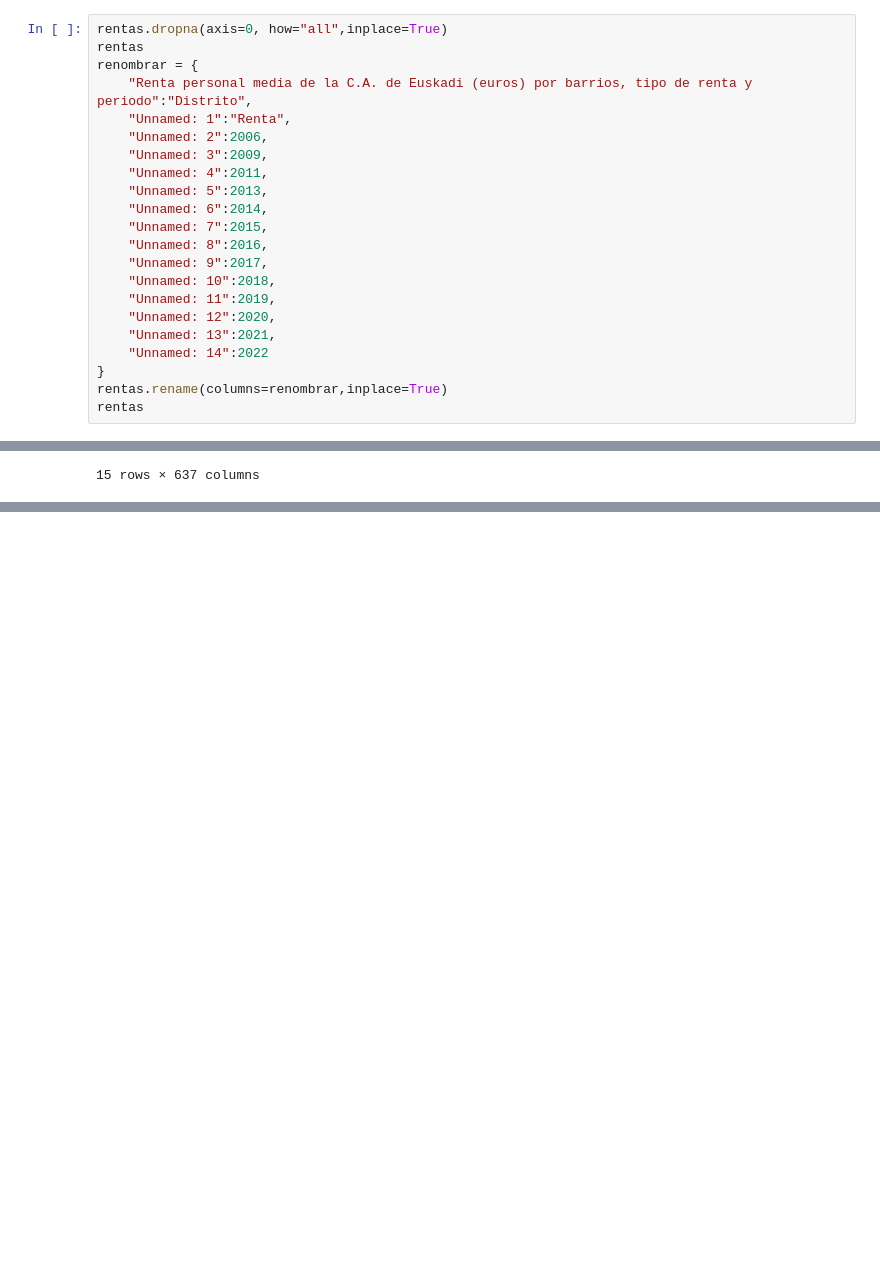
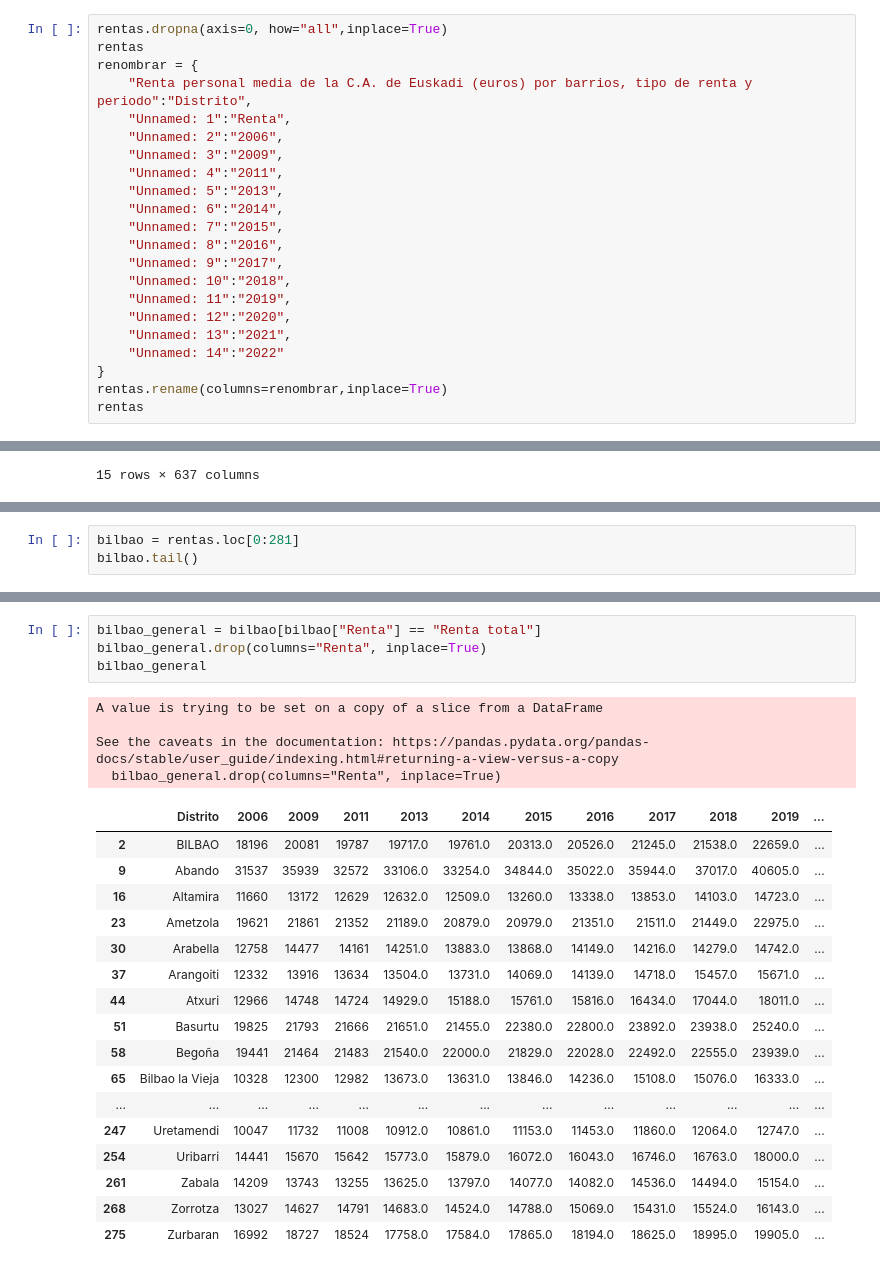
Before and after one commit to PacoFletcher/EDA, a Jupyter notebook: Rentas distritos Bilbao.ipynb, the cells around one changed output, grey strips where cells are left out. Drawn from its saved outputs; the diff is of its cells as text; blank space fills up the shorter version.

```diff
--- a/Rentas distritos Bilbao.ipynb
+++ b/Rentas distritos Bilbao.ipynb
@@ -86,19 +86,19 @@ rentas
 renombrar = {
     "Renta personal media de la C.A. de Euskadi (euros) por barrios, tipo de renta y periodo":"Distrito",
     "Unnamed: 1":"Renta",
-    "Unnamed: 2":2006,
-    "Unnamed: 3":2009,
-    "Unnamed: 4":2011,
-    "Unnamed: 5":2013,
-    "Unnamed: 6":2014,
-    "Unnamed: 7":2015,
-    "Unnamed: 8":2016,
-    "Unnamed: 9":2017,
-    "Unnamed: 10":2018,
-    "Unnamed: 11":2019,
-    "Unnamed: 12":2020,
-    "Unnamed: 13":2021,
-    "Unnamed: 14":2022
+    "Unnamed: 2":"2006",
+    "Unnamed: 3":"2009",
+    "Unnamed: 4":"2011",
+    "Unnamed: 5":"2013",
+    "Unnamed: 6":"2014",
+    "Unnamed: 7":"2015",
+    "Unnamed: 8":"2016",
+    "Unnamed: 9":"2017",
+    "Unnamed: 10":"2018",
+    "Unnamed: 11":"2019",
+    "Unnamed: 12":"2020",
+    "Unnamed: 13":"2021",
+    "Unnamed: 14":"2022"
 }
 rentas.rename(columns=renombrar,inplace=True)
 rentas
@@ -335,0 +338,3 @@ TypeError: Index(...) must be called with a collection of some kind, 'BILBAO' wa
+# %%
+bilbao = rentas.loc[0:281]
+bilbao.tail()
@@ -335,0 +348,26 @@ TypeError: Index(...) must be called with a collection of some kind, 'BILBAO' wa
+# %%
+bilbao_general = bilbao[bilbao["Renta"] == "Renta total"]
+bilbao_general.drop(columns="Renta", inplace=True)
+bilbao_general
+# %% [output]
+A value is trying to be set on a copy of a slice from a DataFrame
+
+See the caveats in the documentation: https://pandas.pydata.org/pandas-docs/stable/user_guide/indexing.html#returning-a-view-versus-a-copy
+  bilbao_general.drop(columns="Renta", inplace=True)
+|  | Distrito | 2006 | 2009 | 2011 | 2013 | 2014 | 2015 | 2016 | 2017 | 2018 | 2019 | ... |
+| 2 | BILBAO | 18196 | 20081 | 19787 | 19717.0 | 19761.0 | 20313.0 | 20526.0 | 21245.0 | 21538.0 | 22659.0 | ... |
+| 9 | Abando | 31537 | 35939 | 32572 | 33106.0 | 33254.0 | 34844.0 | 35022.0 | 35944.0 | 37017.0 | 40605.0 | ... |
+| 16 | Altamira | 11660 | 13172 | 12629 | 12632.0 | 12509.0 | 13260.0 | 13338.0 | 13853.0 | 14103.0 | 14723.0 | ... |
+| 23 | Ametzola | 19621 | 21861 | 21352 | 21189.0 | 20879.0 | 20979.0 | 21351.0 | 21511.0 | 21449.0 | 22975.0 | ... |
+| 30 | Arabella | 12758 | 14477 | 14161 | 14251.0 | 13883.0 | 13868.0 | 14149.0 | 14216.0 | 14279.0 | 14742.0 | ... |
+| 37 | Arangoiti | 12332 | 13916 | 13634 | 13504.0 | 13731.0 | 14069.0 | 14139.0 | 14718.0 | 15457.0 | 15671.0 | ... |
+| 44 | Atxuri | 12966 | 14748 | 14724 | 14929.0 | 15188.0 | 15761.0 | 15816.0 | 16434.0 | 17044.0 | 18011.0 | ... |
+| 51 | Basurtu | 19825 | 21793 | 21666 | 21651.0 | 21455.0 | 22380.0 | 22800.0 | 23892.0 | 23938.0 | 25240.0 | ... |
+| 58 | Begoña | 19441 | 21464 | 21483 | 21540.0 | 22000.0 | 21829.0 | 22028.0 | 22492.0 | 22555.0 | 23939.0 | ... |
+| 65 | Bilbao la Vieja | 10328 | 12300 | 12982 | 13673.0 | 13631.0 | 13846.0 | 14236.0 | 15108.0 | 15076.0 | 16333.0 | ... |
+| ... | ... | ... | ... | ... | ... | ... | ... | ... | ... | ... | ... | ... |
+| 247 | Uretamendi | 10047 | 11732 | 11008 | 10912.0 | 10861.0 | 11153.0 | 11453.0 | 11860.0 | 12064.0 | 12747.0 | ... |
+| 254 | Uribarri | 14441 | 15670 | 15642 | 15773.0 | 15879.0 | 16072.0 | 16043.0 | 16746.0 | 16763.0 | 18000.0 | ... |
+| 261 | Zabala | 14209 | 13743 | 13255 | 13625.0 | 13797.0 | 14077.0 | 14082.0 | 14536.0 | 14494.0 | 15154.0 | ... |
+| 268 | Zorrotza | 13027 | 14627 | 14791 | 14683.0 | 14524.0 | 14788.0 | 15069.0 | 15431.0 | 15524.0 | 16143.0 | ... |
+| 275 | Zurbaran | 16992 | 18727 | 18524 | 17758.0 | 17584.0 | 17865.0 | 18194.0 | 18625.0 | 18995.0 | 19905.0 | ... |
```
Also changed, not shown: parts of 5 cells of this notebook.
